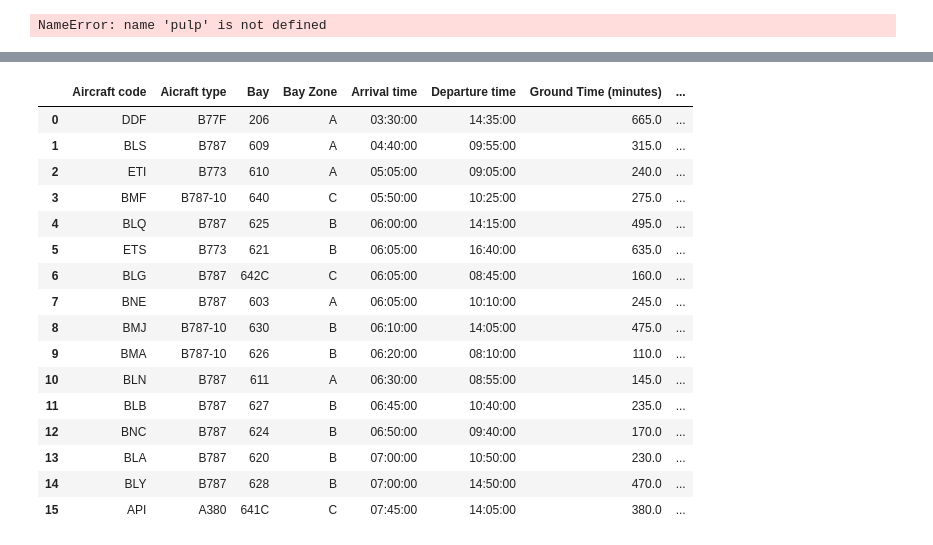
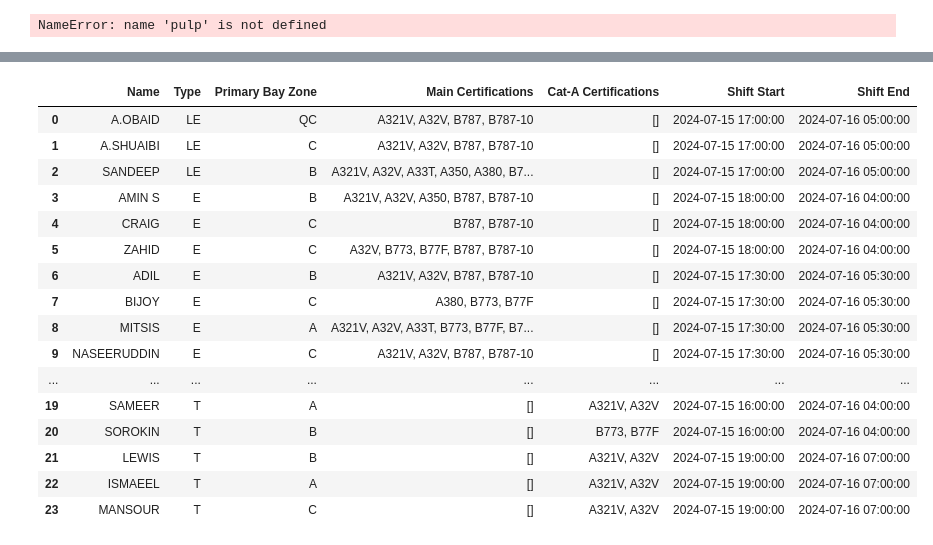
Before and after one commit to alvaro-cabrera/automated_allocations, a Jupyter notebook: Automated_allocation_example.ipynb, the cells around one changed output, grey strips where cells are left out. Cells and saved outputs as stored; diff of their text form; code cells hidden in the pictures.

```diff
--- a/Automated_allocation_example.ipynb
+++ b/Automated_allocation_example.ipynb
@@ -189,11 +118,13 @@ A markdown
 # %%
 import pandas as pd
+from datetime import datetime, timedelta, time
+from pulp import LpProblem, LpMinimize, LpVariable, lpSum, LpStatus, value
 
-file_path = r'C:\Users\Alvaro\Documents\Facultad\MBZUAI\Internship\Etihad\Internship\Zonal Allocation\Automated allocations\Automated Allocation Excel v2.xlsm'
+file_path = r'C:\Users\Alvaro\Documents\Facultad\MBZUAI\Internship\Etihad\Internship\Zonal Allocation\Automated allocations\Automated Allocation Excel v6 - corrected dates.xlsm'
 # Load data
 manpower_df = pd.read_excel(file_path, sheet_name='Manpower')
 flights_df = pd.read_excel(file_path, sheet_name='Flights')
 
-# Filter necessary columns
-certifiers = manpower_df[['Name', 'Shift', 'Type', 'Primary Bay Zone', 'Main Certifications', 'Cat-A Certifications']]
-aircrafts = flights_df[['Aircraft code', 'Aircraft type','Bay', 'Bay Zone', 'Arrival time', 'Departure time', 'Ground Time (minutes)', 'WP']]
+# Let's handle the NaN values
+manpower_df['Main Certifications'] = manpower_df['Main Certifications'].apply(lambda x: [] if pd.isna(x) else x)
+manpower_df['Cat-A Certifications'] = manpower_df['Cat-A Certifications'].apply(lambda x: [] if pd.isna(x) else x)
@@ -220,20 +130,0 @@ certifiers
-# %%
-aircrafts
-# %% [output]
-|  | Aircraft code | Aicraft type | Bay | Bay Zone | Arrival time | Departure time | Ground Time (minutes) | ... |
-| 0 | DDF | B77F | 206 | A | 03:30:00 | 14:35:00 | 665.0 | ... |
-| 1 | BLS | B787 | 609 | A | 04:40:00 | 09:55:00 | 315.0 | ... |
-| 2 | ETI | B773 | 610 | A | 05:05:00 | 09:05:00 | 240.0 | ... |
-| 3 | BMF | B787-10 | 640 | C | 05:50:00 | 10:25:00 | 275.0 | ... |
-| 4 | BLQ | B787 | 625 | B | 06:00:00 | 14:15:00 | 495.0 | ... |
-| 5 | ETS | B773 | 621 | B | 06:05:00 | 16:40:00 | 635.0 | ... |
-| 6 | BLG | B787 | 642C | C | 06:05:00 | 08:45:00 | 160.0 | ... |
-| 7 | BNE | B787 | 603 | A | 06:05:00 | 10:10:00 | 245.0 | ... |
-| 8 | BMJ | B787-10 | 630 | B | 06:10:00 | 14:05:00 | 475.0 | ... |
-| 9 | BMA | B787-10 | 626 | B | 06:20:00 | 08:10:00 | 110.0 | ... |
-| 10 | BLN | B787 | 611 | A | 06:30:00 | 08:55:00 | 145.0 | ... |
-| 11 | BLB | B787 | 627 | B | 06:45:00 | 10:40:00 | 235.0 | ... |
-| 12 | BNC | B787 | 624 | B | 06:50:00 | 09:40:00 | 170.0 | ... |
-| 13 | BLA | B787 | 620 | B | 07:00:00 | 10:50:00 | 230.0 | ... |
-| 14 | BLY | B787 | 628 | B | 07:00:00 | 14:50:00 | 470.0 | ... |
-| 15 | API | A380 | 641C | C | 07:45:00 | 14:05:00 | 380.0 | ... |
@@ -329,0 +131,20 @@ else:
+# %%
+manpower_df
+# %% [output]
+|  | Name | Type | Primary Bay Zone | Main Certifications | Cat-A Certifications | Shift Start | Shift End |
+| 0 | A.OBAID | LE | QC | A321V, A32V, B787, B787-10 | [] | 2024-07-15 17:00:00 | 2024-07-16 05:00:00 |
+| 1 | A.SHUAIBI | LE | C | A321V, A32V, B787, B787-10 | [] | 2024-07-15 17:00:00 | 2024-07-16 05:00:00 |
+| 2 | SANDEEP | LE | B | A321V, A32V, A33T, A350, A380, B7... | [] | 2024-07-15 17:00:00 | 2024-07-16 05:00:00 |
+| 3 | AMIN S | E | B | A321V, A32V, A350, B787, B787-10 | [] | 2024-07-15 18:00:00 | 2024-07-16 04:00:00 |
+| 4 | CRAIG | E | C | B787, B787-10 | [] | 2024-07-15 18:00:00 | 2024-07-16 04:00:00 |
+| 5 | ZAHID | E | C | A32V, B773, B77F, B787, B787-10 | [] | 2024-07-15 18:00:00 | 2024-07-16 04:00:00 |
+| 6 | ADIL | E | B | A321V, A32V, B787, B787-10 | [] | 2024-07-15 17:30:00 | 2024-07-16 05:30:00 |
+| 7 | BIJOY | E | C | A380, B773, B77F | [] | 2024-07-15 17:30:00 | 2024-07-16 05:30:00 |
+| 8 | MITSIS | E | A | A321V, A32V, A33T, B773, B77F, B7... | [] | 2024-07-15 17:30:00 | 2024-07-16 05:30:00 |
+| 9 | NASEERUDDIN | E | C | A321V, A32V, B787, B787-10 | [] | 2024-07-15 17:30:00 | 2024-07-16 05:30:00 |
+| ... | ... | ... | ... | ... | ... | ... | ... |
+| 19 | SAMEER | T | A | [] | A321V, A32V | 2024-07-15 16:00:00 | 2024-07-16 04:00:00 |
+| 20 | SOROKIN | T | B | [] | B773, B77F | 2024-07-15 16:00:00 | 2024-07-16 04:00:00 |
+| 21 | LEWIS | T | B | [] | A321V, A32V | 2024-07-15 19:00:00 | 2024-07-16 07:00:00 |
+| 22 | ISMAEEL | T | A | [] | A321V, A32V | 2024-07-15 19:00:00 | 2024-07-16 07:00:00 |
+| 23 | MANSOUR | T | C | [] | A321V, A32V | 2024-07-15 19:00:00 | 2024-07-16 07:00:00 |
```
Also changed, not shown: parts of 18 cells of this notebook, 1 other file.
